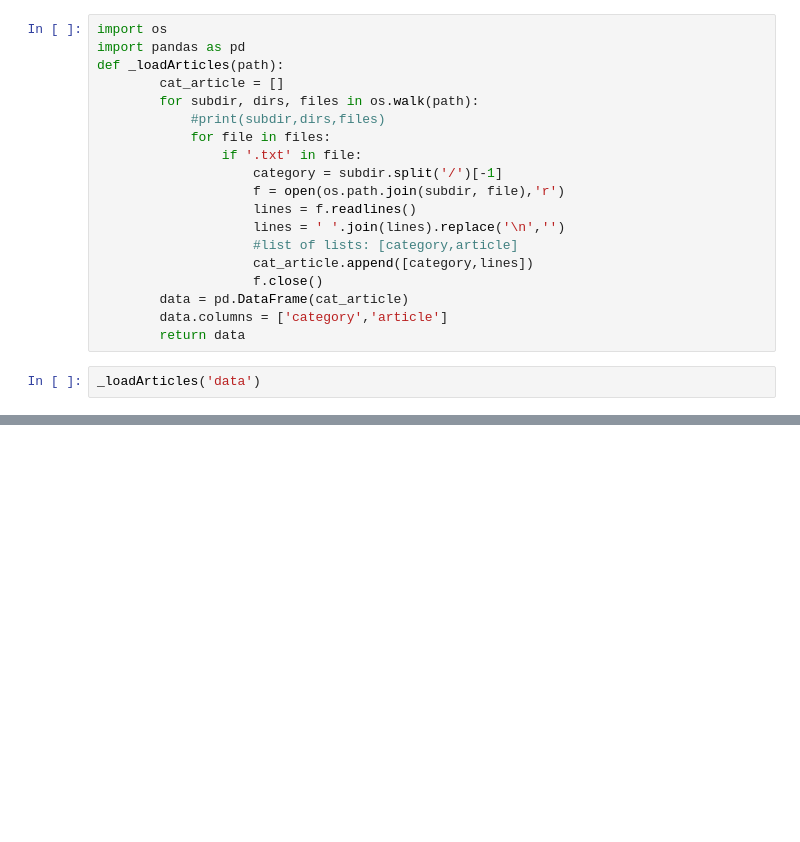
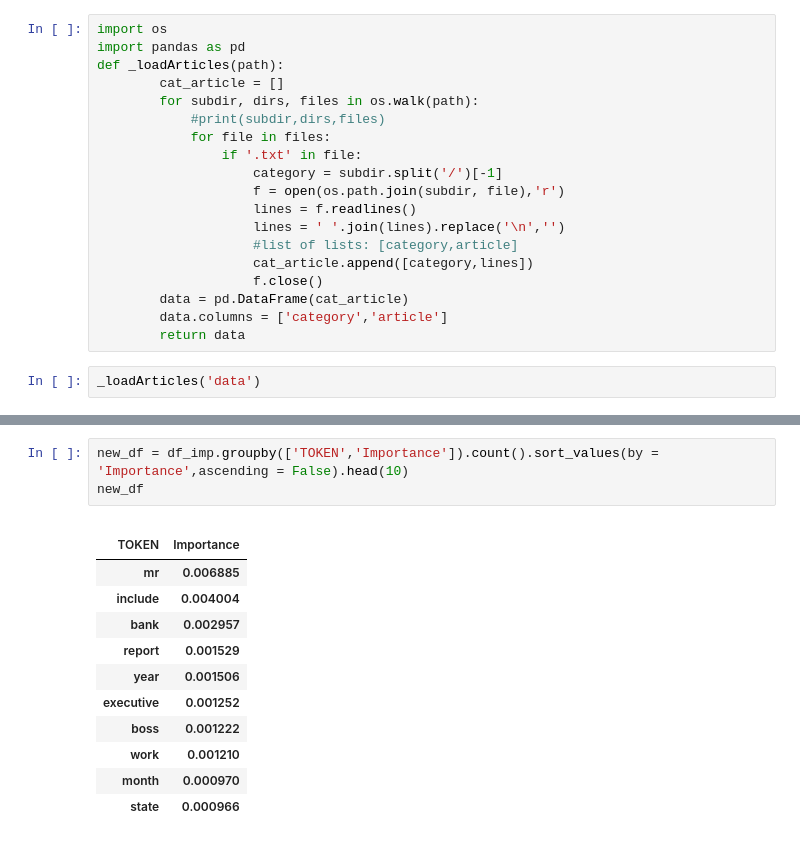
Before and after one commit to robretoarenal/ds_projects, a Jupyter notebook: nlp/articles/nlp_articles.ipynb, the cells around one changed output, grey strips where cells are left out. Saved outputs shown, nothing was run; the diff lists cells and outputs as text; blank space fills up the shorter version.

```diff
--- a/nlp/articles/nlp_articles.ipynb
+++ b/nlp/articles/nlp_articles.ipynb
@@ -27,0 +205,16 @@ _loadArticles('data')
+# %%
+new_df = df_imp.groupby(['TOKEN','Importance']).count().sort_values(by = 'Importance',ascending = False).head(10)
+new_df
+# %% [output]
+|  |  |
+| TOKEN | Importance |
+| mr | 0.006885 |
+| include | 0.004004 |
+| bank | 0.002957 |
+| report | 0.001529 |
+| year | 0.001506 |
+| executive | 0.001252 |
+| boss | 0.001222 |
+| work | 0.001210 |
+| month | 0.000970 |
+| state | 0.000966 |
```
Also changed, not shown: parts of 22 cells of this notebook, 15 other files.
